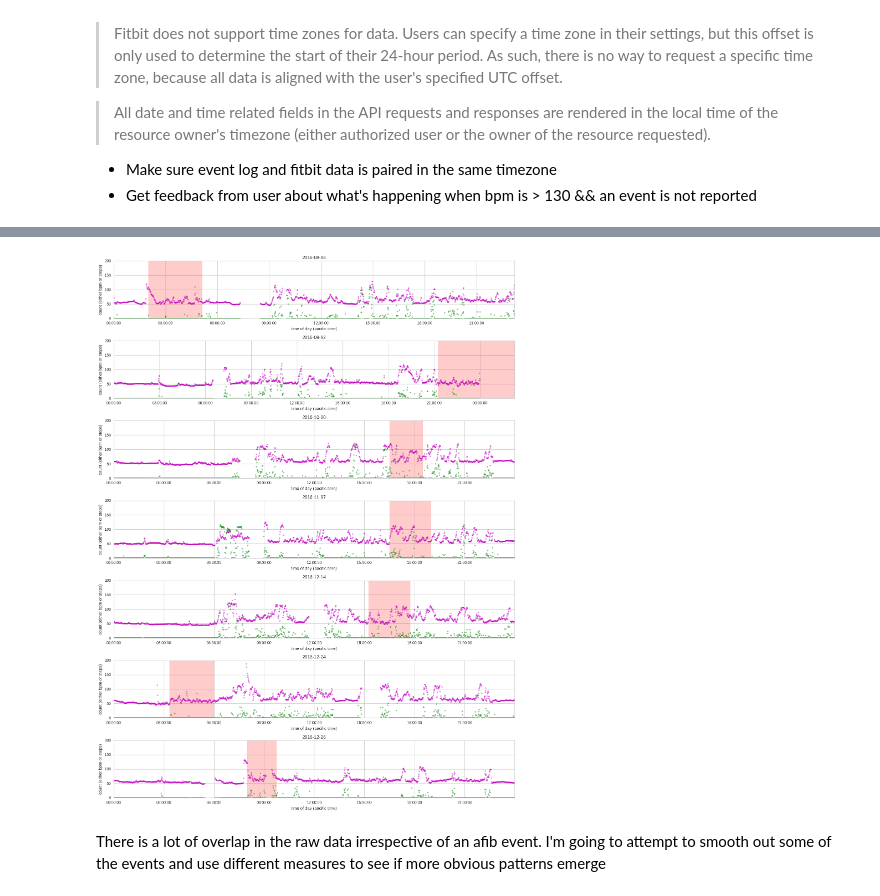
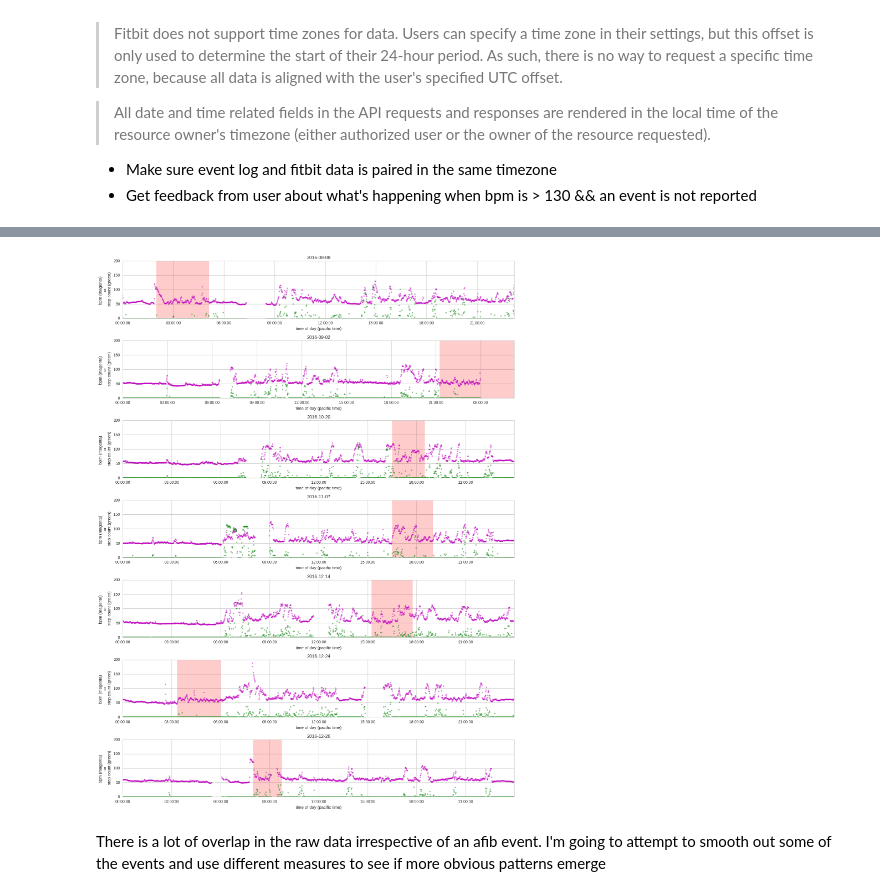
Before and after one commit to brycemcd/heart-rate-analysis, a Jupyter notebook: BAM-2017-01-11-afib-detection-test-user.ipynb, the cells around one changed output, grey strips where cells are left out. Saved outputs shown, nothing was run; the diff lists cells and outputs as text; code cells hidden in the pictures.

```diff
--- a/BAM-2017-01-11-afib-detection-test-user.ipynb
+++ b/BAM-2017-01-11-afib-detection-test-user.ipynb
@@ -134,26 +148,26 @@ plt.show()
 # %%
 # try plotting the above for each event
 
 # set up subplots
 i = 0
 total_subplots = len(episode_log)
 f, axarr = plt.subplots(total_subplots, sharey=True, figsize=(15, 20))
 
 for event in episode_log:
     event_d = comb_journals[ comb_journals['journal_date'] == pd.to_datetime(event[0]).date()]
     axarr[i].plot(event_d['heart_dttm'], event_d['bpm'], 'm.', alpha=0.5)
     axarr[i].plot(event_d['heart_dttm'], event_d['steps'], 'g.', alpha=0.5)
     axarr[i].axvspan(event[0], event[1], color='red', alpha=0.2)
 
     axarr[i].set_title(pd.to_datetime(event[0]).date())
-    axarr[i].set_ylabel('count (either bpm or steps)')
+    axarr[i].set_ylabel('bpm (magenta) \n or \n step count (green)')
     axarr[i].set_xlabel('time of day (pacific time)')
     i = i + 1
 
 
 plt.tight_layout(pad=0.0, h_pad=1.0)
 plt.show()
 # %% [output]
-[figure, old version]
+[figure, new version]
 # %% [markdown]
 There is a lot of overlap in the raw data irrespective of an afib event. I'm going to attempt to smooth out some of the events and use different measures to see if more obvious patterns emerge
```
Also changed, not shown: parts of 12 cells of this notebook.
